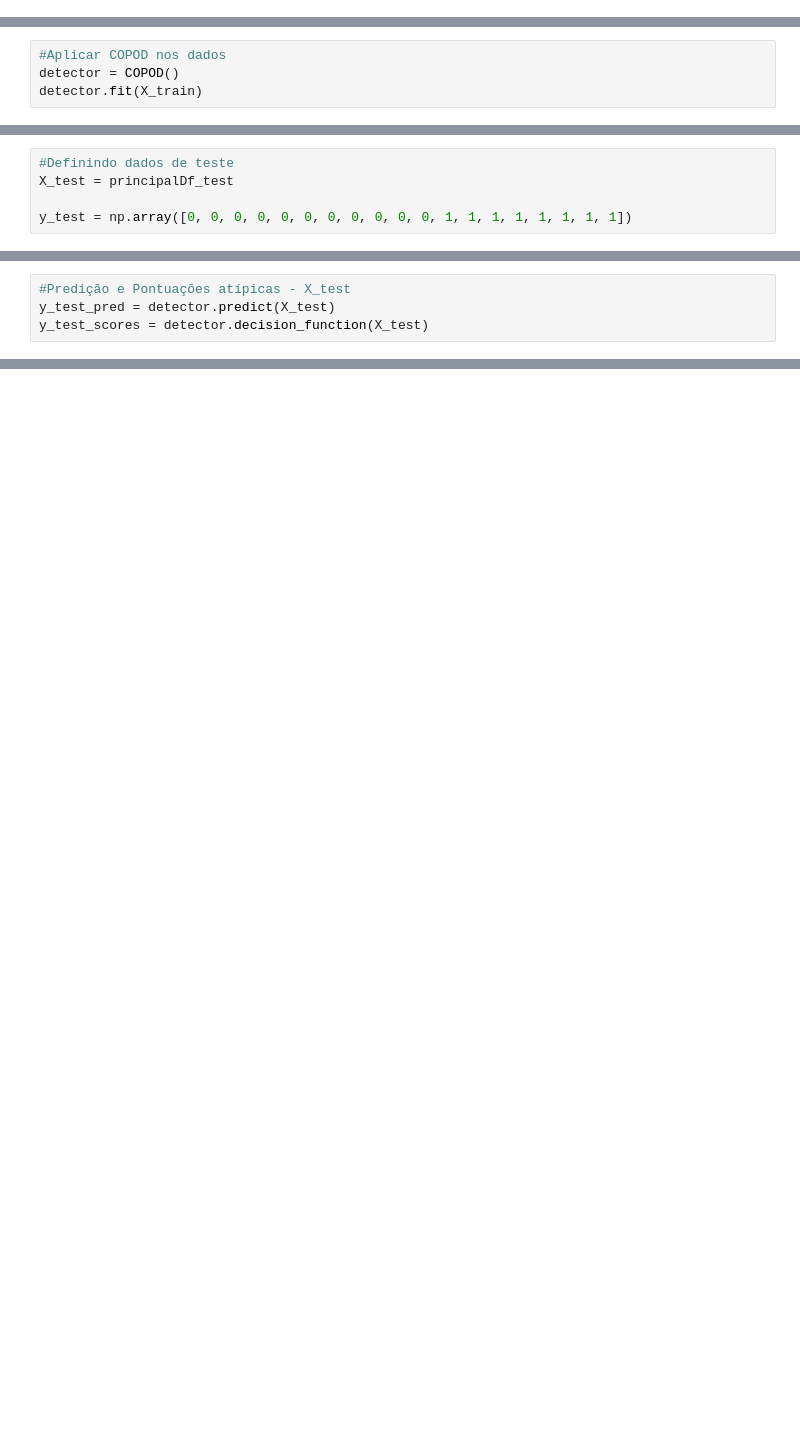
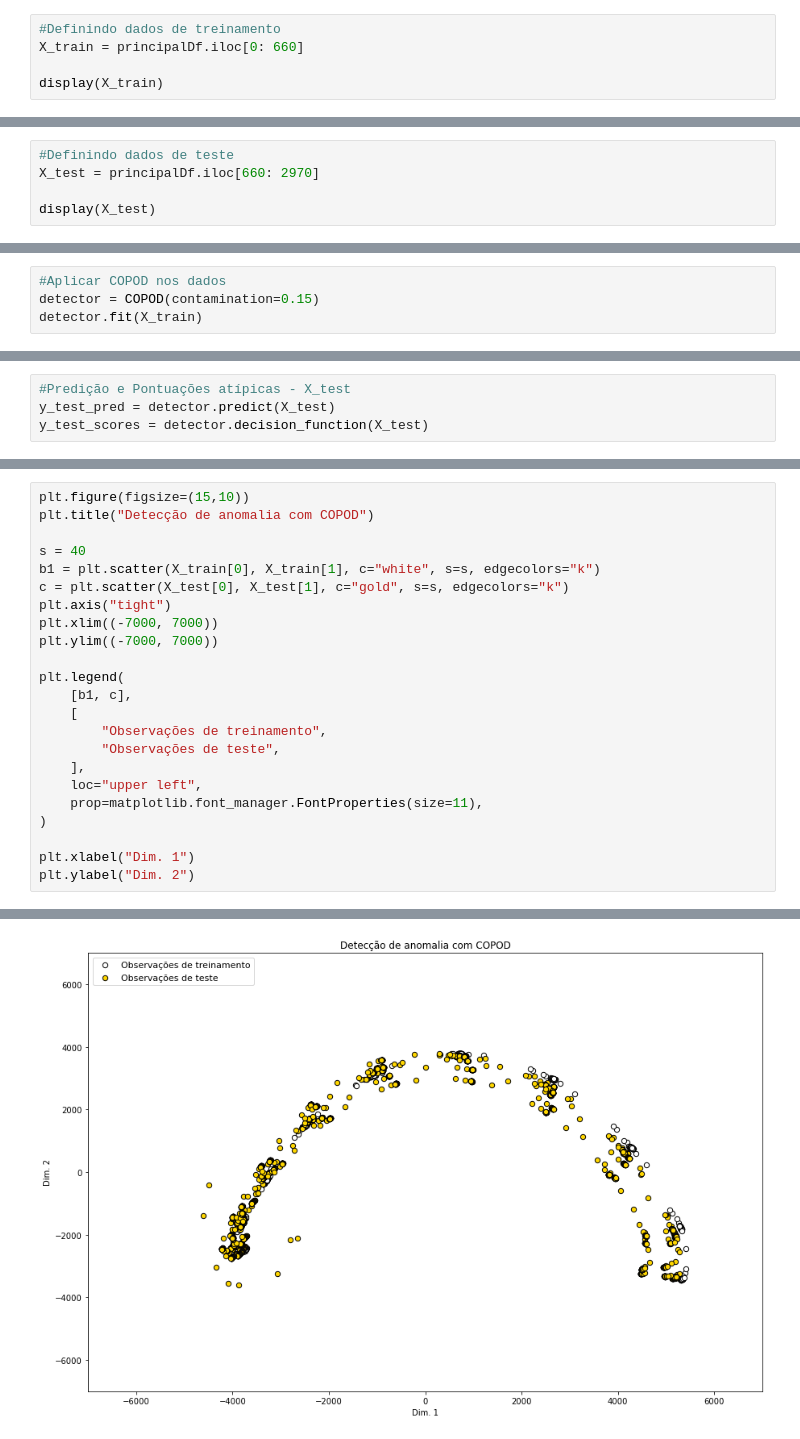
Before and after one commit to AlxDev-hub/Deteccao-de-Anomalia-utilizando-COPOD, a Jupyter notebook: Aplicacao_COPOD_PZT.ipynb, the cells around one changed output, grey strips where cells are left out. Cells and saved outputs as stored; diff of their text form; blank space fills up the shorter version.

```diff
--- a/Aplicacao_COPOD_PZT.ipynb
+++ b/Aplicacao_COPOD_PZT.ipynb
@@ -57,0 +92,5 @@ display(principalDf)
+# %%
+#Definindo dados de treinamento
+X_train = principalDf.iloc[0: 660]
+
+display(X_train)
@@ -65,0 +118,5 @@ for i in range(2951):
+# %%
+#Definindo dados de teste
+X_test = principalDf.iloc[660: 2970]
+
+display(X_test)
@@ -66,5 +144,5 @@ for i in range(2951):
 # %%
 #Aplicar COPOD nos dados
-detector = COPOD()
+detector = COPOD(contamination=0.15)
 detector.fit(X_train)
 # %% [output]
@@ -125,5 +153,0 @@ display(principalDf_test)
-# %%
-#Definindo dados de teste
-X_test = principalDf_test
-
-y_test = np.array([0, 0, 0, 0, 0, 0, 0, 0, 0, 0, 0, 1, 1, 1, 1, 1, 1, 1, 1])
@@ -174,0 +172,24 @@ sns.heatmap(mc, square=True, annot=True, cmap='Blues', fmt='d', cbar=False)
+# %%
+plt.figure(figsize=(15,10))
+plt.title("Detecção de anomalia com COPOD")
+
+s = 40
+b1 = plt.scatter(X_train[0], X_train[1], c="white", s=s, edgecolors="k")
+c = plt.scatter(X_test[0], X_test[1], c="gold", s=s, edgecolors="k")
+plt.axis("tight")
+plt.xlim((-7000, 7000))
+plt.ylim((-7000, 7000))
+
+plt.legend(
+    [b1, c],
+    [
+        "Observações de treinamento",
+        "Observações de teste",
+    ],
+    loc="upper left",
+    prop=matplotlib.font_manager.FontProperties(size=11),
+)
+
+plt.xlabel("Dim. 1")
+plt.ylabel("Dim. 2")
+# %% [output]
@@ -174,0 +197 @@ sns.heatmap(mc, square=True, annot=True, cmap='Blues', fmt='d', cbar=False)
+[figure, added]
```
Also changed, not shown: parts of 24 cells of this notebook.
